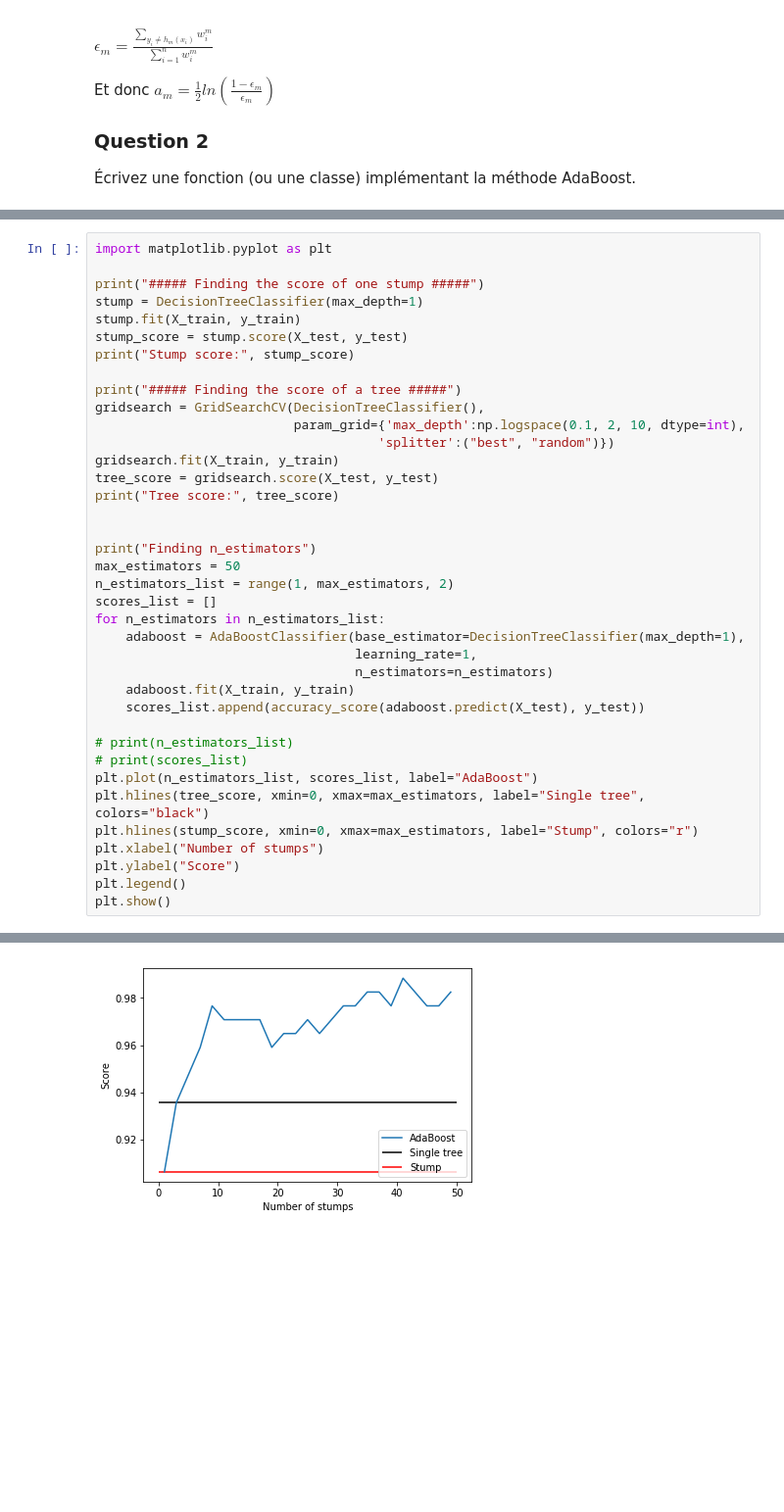
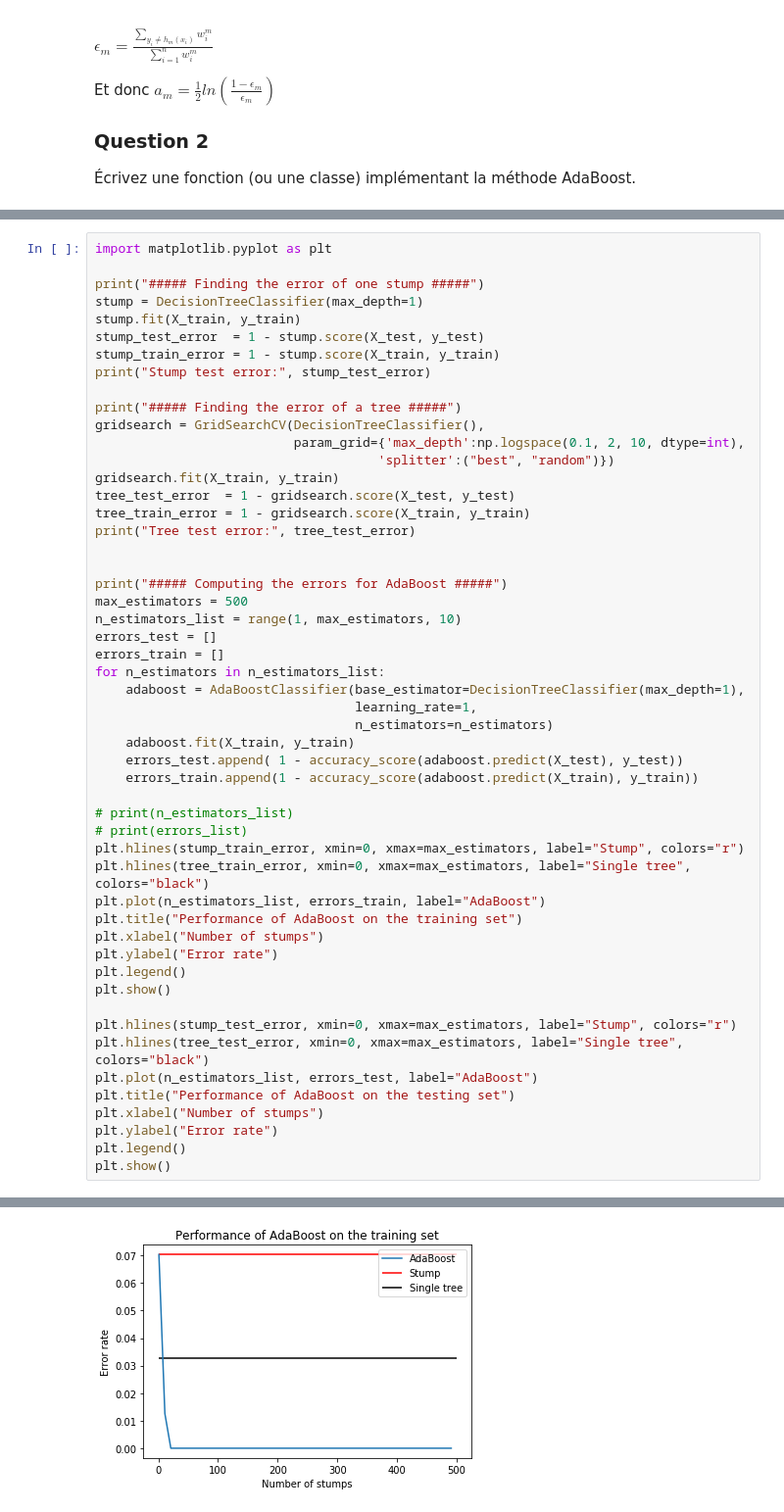
Before and after one commit to LoicH/M2-DAC, a Jupyter notebook: FDMS/TME4/bagging_boosting.ipynb, the cells around one changed output, grey strips where cells are left out. Shown: that part at 98% size. Cells and saved outputs as stored; diff of their text form; blank space fills up the shorter version.

```diff
--- a/FDMS/TME4/bagging_boosting.ipynb
+++ b/FDMS/TME4/bagging_boosting.ipynb
@@ -269,39 +288,53 @@ Appliquez cette méthode sur des stumps (arbres de décision à un nœud).
 # %%
 import matplotlib.pyplot as plt
 
-print("##### Finding the score of one stump #####")
+print("##### Finding the error of one stump #####")
 stump = DecisionTreeClassifier(max_depth=1)
 stump.fit(X_train, y_train)
-stump_score = stump.score(X_test, y_test)
-print("Stump score:", stump_score)
+stump_test_error  = 1 - stump.score(X_test, y_test)
+stump_train_error = 1 - stump.score(X_train, y_train)
+print("Stump test error:", stump_test_error)
 
-print("##### Finding the score of a tree #####")
+print("##### Finding the error of a tree #####")
 gridsearch = GridSearchCV(DecisionTreeClassifier(),
                           param_grid={'max_depth':np.logspace(0.1, 2, 10, dtype=int),
                                      'splitter':("best", "random")})
 gridsearch.fit(X_train, y_train)
-tree_score = gridsearch.score(X_test, y_test)
-print("Tree score:", tree_score)
+tree_test_error  = 1 - gridsearch.score(X_test, y_test)
+tree_train_error = 1 - gridsearch.score(X_train, y_train)
+print("Tree test error:", tree_test_error)
 
 
-print("Finding n_estimators")
-max_estimators = 50
-n_estimators_list = range(1, max_estimators, 2)
-scores_list = []
+print("##### Computing the errors for AdaBoost #####")
+max_estimators = 500
+n_estimators_list = range(1, max_estimators, 10)
+errors_test = []
+errors_train = []
 for n_estimators in n_estimators_list:
     adaboost = AdaBoostClassifier(base_estimator=DecisionTreeClassifier(max_depth=1),
                                   learning_rate=1,
                                   n_estimators=n_estimators)
     adaboost.fit(X_train, y_train)
-    scores_list.append(accuracy_score(adaboost.predict(X_test), y_test))
+    errors_test.append( 1 - accuracy_score(adaboost.predict(X_test), y_test))
+    errors_train.append(1 - accuracy_score(adaboost.predict(X_train), y_train))
 
 # print(n_estimators_list)
-# print(scores_list)
-plt.plot(n_estimators_list, scores_list, label="AdaBoost")
-plt.hlines(tree_score, xmin=0, xmax=max_estimators, label="Single tree", colors="black")
-plt.hlines(stump_score, xmin=0, xmax=max_estimators, label="Stump", colors="r")
+# print(errors_list)
+plt.hlines(stump_train_error, xmin=0, xmax=max_estimators, label="Stump", colors="r")
+plt.hlines(tree_train_error, xmin=0, xmax=max_estimators, label="Single tree", colors="black")
+plt.plot(n_estimators_list, errors_train, label="AdaBoost")
+plt.title("Performance of AdaBoost on the training set")
 plt.xlabel("Number of stumps")
-plt.ylabel("Score")
+plt.ylabel("Error rate")
 plt.legend()
 plt.show()
+
+plt.hlines(stump_test_error, xmin=0, xmax=max_estimators, label="Stump", colors="r")
+plt.hlines(tree_test_error, xmin=0, xmax=max_estimators, label="Single tree", colors="black")
+plt.plot(n_estimators_list, errors_test, label="AdaBoost")
+plt.title("Performance of AdaBoost on the testing set")
+plt.xlabel("Number of stumps")
+plt.ylabel("Error rate")
+plt.legend()
+plt.show()
 # %% [output]
@@ -313 +346 @@ Finding n_estimators
-[figure, old version]
+[figure, new version]
```
Also changed, not shown: parts of 12 cells of this notebook.
